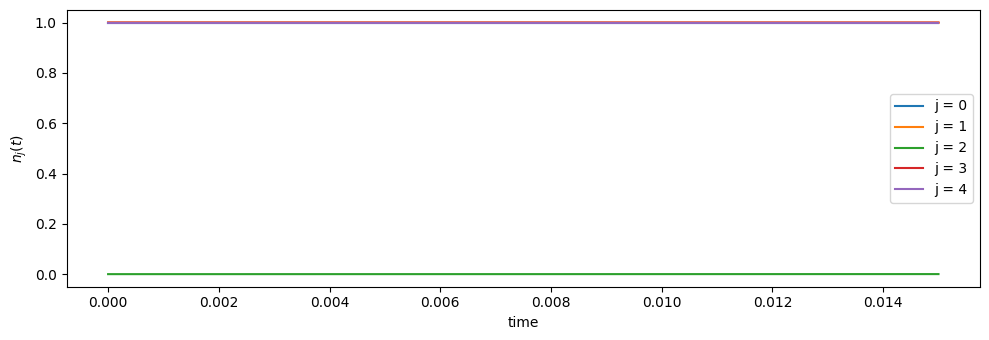
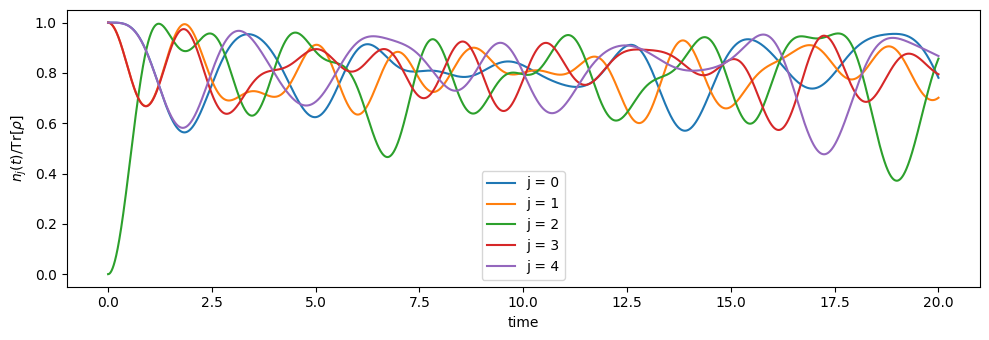
The change to this notebook cell's code, shown as a diff; its figure went from the first image to the second:
--- before
+++ after
@@ -1,9 +1,8 @@
 plt.figure(figsize=(10,3.5))
 for j in range(L):
-    plt.plot(t_grid, ni[j, :], label=f"j = {j}")
+    plt.plot(t_grid, ni[j, :] / tr_TB, label=f"j = {j}")
 plt.xlabel('time')
-plt.ylabel(r'$n_j(t)$')
+plt.ylabel(r'$n_j(t) / \mathrm{Tr}[\rho]$')
 plt.legend()
-# plt.yscale("log")
 plt.tight_layout()
 plt.show()

Commit: updated the trace recording.